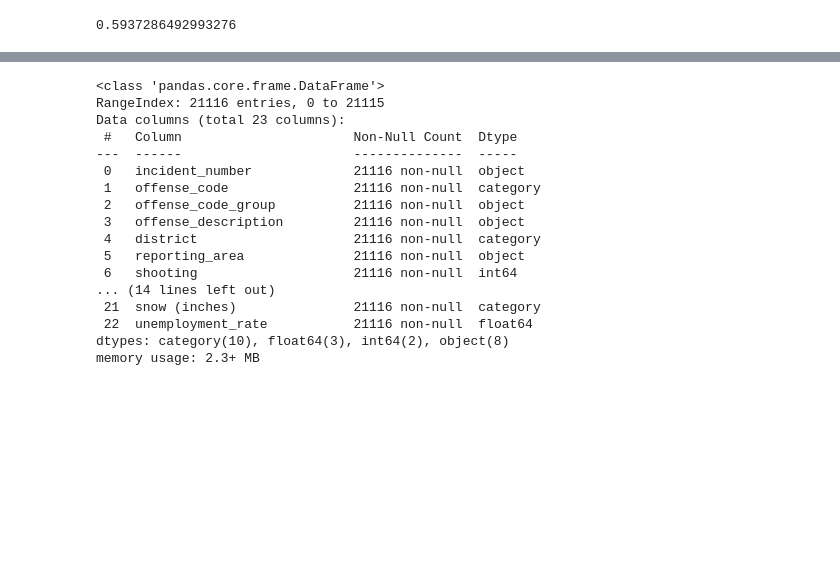
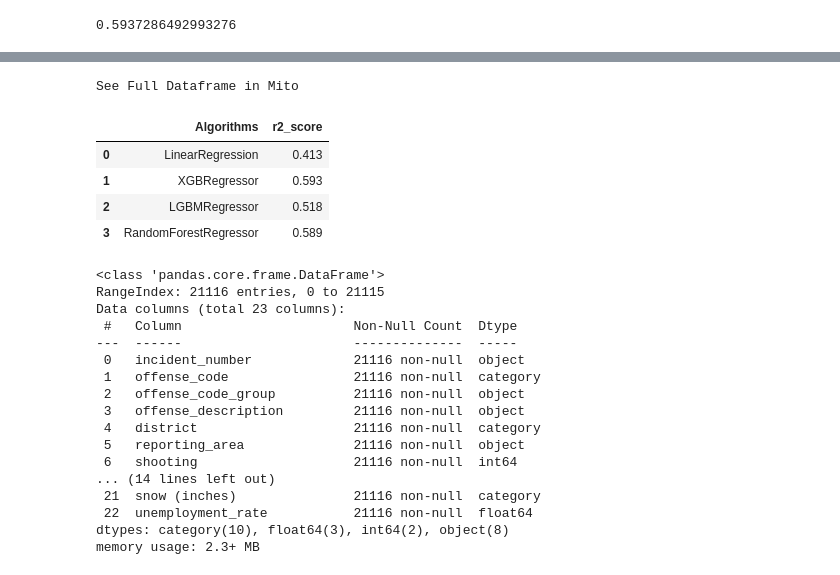
Before and after one commit to Waiz-Legion/boston, a Jupyter notebook: N4_model.ipynb, the cells around one changed output, grey strips where cells are left out. Cells and saved outputs as stored; diff of their text form; code cells hidden in the pictures; blank space fills up the shorter version.

```diff
--- a/N4_model.ipynb
+++ b/N4_model.ipynb
@@ -215,3 +255,12 @@ print(r2_score(y_test, pred))
+# %%
+algo_accuracy
+# %% [output]
+See Full Dataframe in Mito
+|  | Algorithms | r2_score |
+| 0 | LinearRegression | 0.413 |
+| 1 | XGBRegressor | 0.593 |
+| 2 | LGBMRegressor | 0.518 |
+| 3 | RandomForestRegressor | 0.589 |
 # %%
 for i in x.columns:
     if df[i].nunique() > 2 and df[i].nunique() < 15:
```
Also changed, not shown: parts of 6 cells of this notebook.
